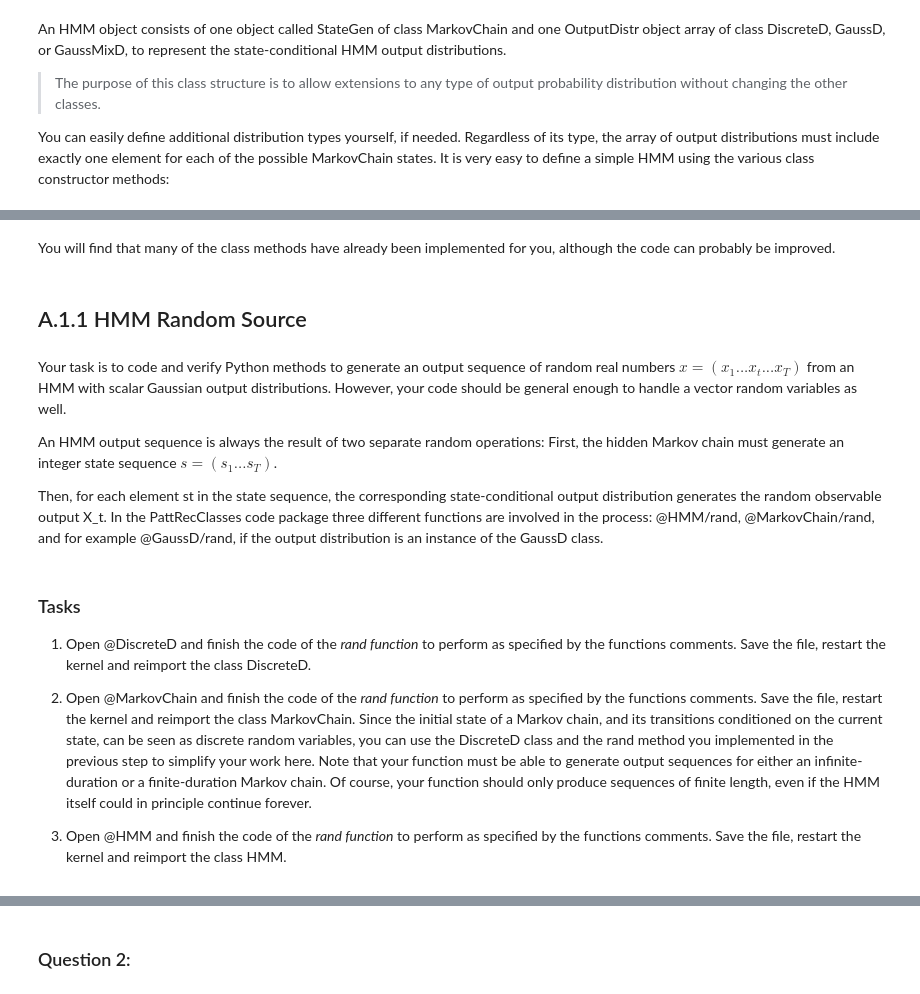
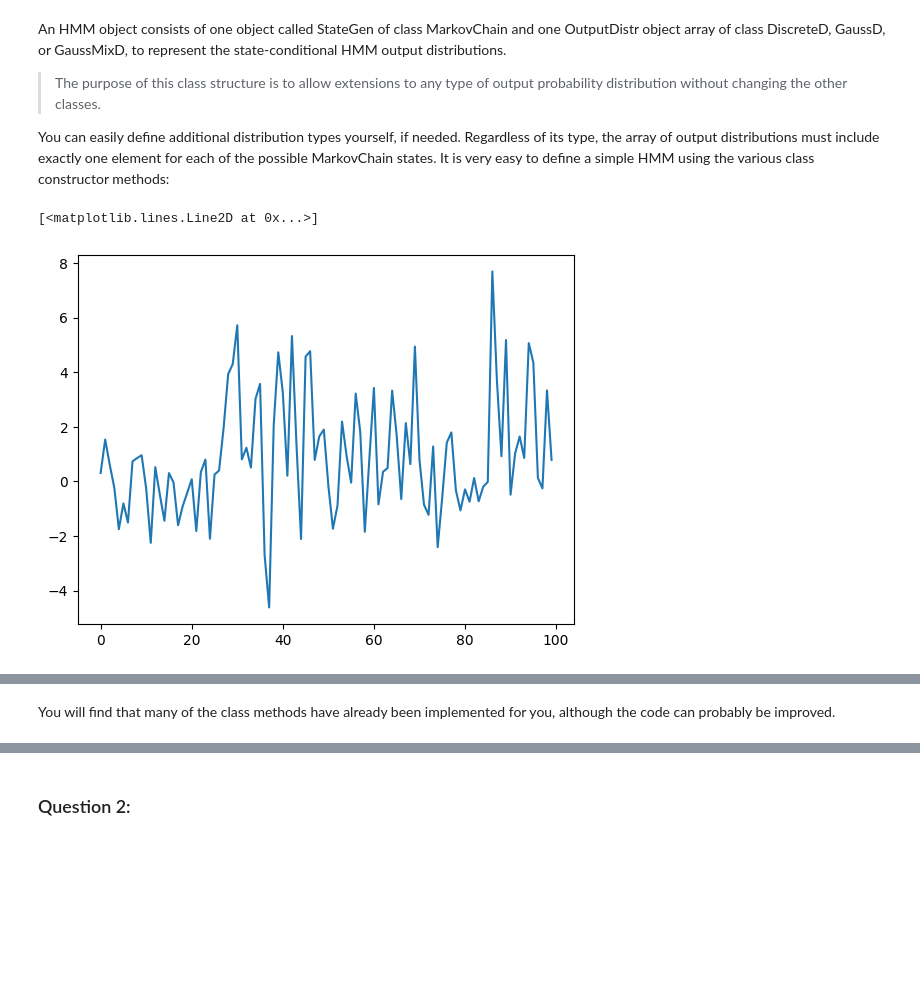
Before and after one commit to Ignas12345/Pattern_recognition_assignment_2, a Jupyter notebook: EQ2341_Assignment_2.ipynb, the cells around one changed output, grey strips where cells are left out. Drawn from its saved outputs; the diff is of its cells as text; code cells hidden in the pictures; blank space fills up the shorter version.

```diff
--- a/EQ2341_Assignment_2.ipynb
+++ b/EQ2341_Assignment_2.ipynb
@@ -38,41 +62,26 @@ An HMM object consists of one object called StateGen of class MarkovChain and on
 
 You can easily define additional distribution types yourself, if needed. Regardless of its type, the array of output distributions must include exactly one element for each of the possible MarkovChain states. It is very easy to define a simple HMM using the various class constructor methods:
 # %%
-"""
+
 # Example: Define and use a simple infinite-duration HMM
 
 # State generator
 mc = MarkovChain( np.array( [ 0.5, 0.5 ] ), np.array( [ [ 0.9, 0.1 ], [ 0.05, 0.95 ] ] ) )
 
 g1 = GaussD( means=[0], stdevs=[1] )   # Distribution for state = 1
 g2 = GaussD( means=[2], stdevs=[3] )   # Distribution for state = 2
 h  = HMM( mc, [g1, g2])                # The HMM
 
 # Generate an output sequence
 x,s = h.rand( 100 )
 
 plt.plot( x[0] )
-"""
+# %% [output]
+[<matplotlib.lines.Line2D at 0x...>]
+[figure, added]
 # %% [markdown]
 Exampe of plot for the above code. (You can uncomment and test the above code when you have completed A.1.1.)
 
 <img src="https://github.com/Ignas12345/Pattern_recognition_asssignment_1/blob/main/images/hmm_example.png?raw=1" alt="test example" style="width: 300px;">
 # %% [markdown]
 You will find that many of the class methods have already been implemented for you, although the code can probably be improved.
-# %% [markdown]
-## A.1.1 HMM Random Source
-# %% [markdown]
-Your task is to code and verify Python methods to generate an output sequence of random real numbers $x = (x_1 ...x_t ...x_T)$ from an HMM with scalar Gaussian output distributions. However, your code should be general enough to handle a vector random variables as well.
-
-An HMM output sequence is always the result of two separate random operations: First, the hidden Markov chain must generate an integer state sequence $s = (s_1 . . . s_T )$.
-
-Then, for each element st in the state sequence, the corresponding state-conditional output distribution generates the random observable output X_t. In the PattRecClasses code package three different functions are involved in the process: @HMM/rand, @MarkovChain/rand, and for example @GaussD/rand, if the output distribution is an instance of the GaussD class.
-# %% [markdown]
-### Tasks
-
-1. Open @DiscreteD and finish the code of the <i>rand function</i> to perform as specified by the functions comments. Save the file, restart the kernel and reimport the class DiscreteD.
-
-2. Open @MarkovChain and finish the code of the <i>rand function</i> to perform as specified by the functions comments. Save the file, restart the kernel and reimport the class MarkovChain.
-Since the initial state of a Markov chain, and its transitions conditioned on the current state, can be seen as discrete random variables, you can use the DiscreteD class and the rand method you implemented in the previous step to simplify your work here. Note that your function must be able to generate output sequences for either an infinite-duration or a finite-duration Markov chain. Of course, your function should only produce sequences of finite length, even if the HMM itself could in principle continue forever.
-
-3. Open @HMM and finish the code of the <i>rand function</i> to perform as specified by the functions comments. Save the file, restart the kernel and reimport the class HMM.
```
Also changed, not shown: parts of 17 cells of this notebook.
